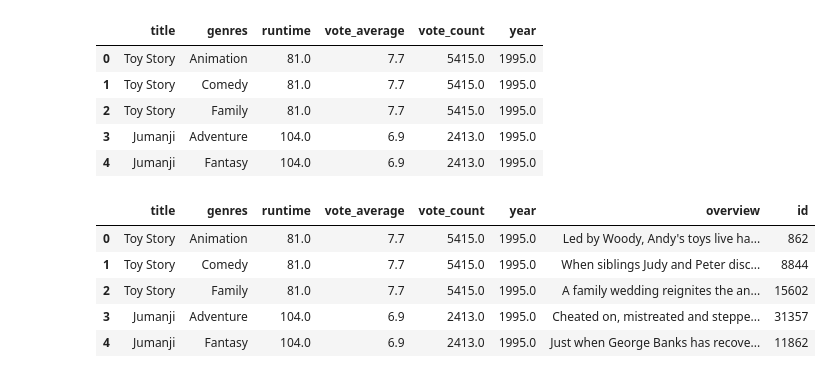
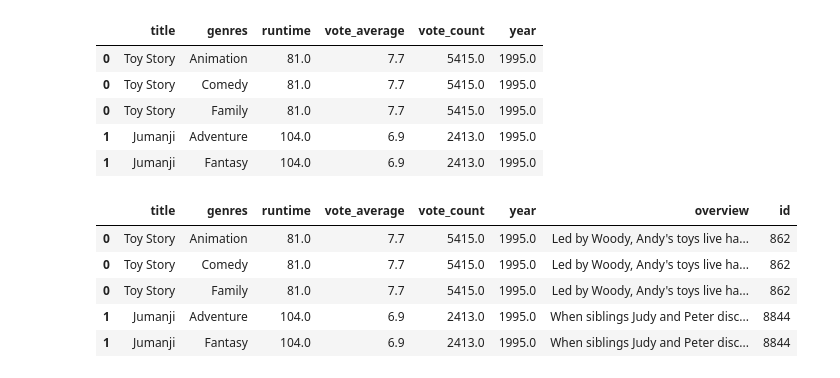
Before and after one commit to benbogart/recommender-movies, a Jupyter notebook: content-based.ipynb, the cells around one changed output. Drawn from its saved outputs; the diff is of its cells as text; code cells hidden in the pictures.

```diff
--- a/content-based.ipynb
+++ b/content-based.ipynb
@@ -1,15 +1,15 @@
 # %%
 import pandas as pd
 # %%
-df = pd.read_csv('data/metadata_clean.csv')
+df = pd.read_csv('data/metadata_clean.csv', index_col=0)
 df.head()
 # %% [output]
 |  | title | genres | runtime | vote_average | vote_count | year |
 | 0 | Toy Story | Animation | 81.0 | 7.7 | 5415.0 | 1995.0 |
-| 1 | Toy Story | Comedy | 81.0 | 7.7 | 5415.0 | 1995.0 |
-| 2 | Toy Story | Family | 81.0 | 7.7 | 5415.0 | 1995.0 |
-| 3 | Jumanji | Adventure | 104.0 | 6.9 | 2413.0 | 1995.0 |
-| 4 | Jumanji | Fantasy | 104.0 | 6.9 | 2413.0 | 1995.0 |
+| 0 | Toy Story | Comedy | 81.0 | 7.7 | 5415.0 | 1995.0 |
+| 0 | Toy Story | Family | 81.0 | 7.7 | 5415.0 | 1995.0 |
+| 1 | Jumanji | Adventure | 104.0 | 6.9 | 2413.0 | 1995.0 |
+| 1 | Jumanji | Fantasy | 104.0 | 6.9 | 2413.0 | 1995.0 |
 # %%
 orig_df = pd.read_csv('data/movies_metadata.csv', low_memory=False)
 # %%
@@ -18,10 +18,10 @@ df.head()
 # %% [output]
 |  | title | genres | runtime | vote_average | vote_count | year | overview | id |
 | 0 | Toy Story | Animation | 81.0 | 7.7 | 5415.0 | 1995.0 | Led by Woody, Andy's toys live ha... | 862 |
-| 1 | Toy Story | Comedy | 81.0 | 7.7 | 5415.0 | 1995.0 | When siblings Judy and Peter disc... | 8844 |
-| 2 | Toy Story | Family | 81.0 | 7.7 | 5415.0 | 1995.0 | A family wedding reignites the an... | 15602 |
-| 3 | Jumanji | Adventure | 104.0 | 6.9 | 2413.0 | 1995.0 | Cheated on, mistreated and steppe... | 31357 |
-| 4 | Jumanji | Fantasy | 104.0 | 6.9 | 2413.0 | 1995.0 | Just when George Banks has recove... | 11862 |
+| 0 | Toy Story | Comedy | 81.0 | 7.7 | 5415.0 | 1995.0 | Led by Woody, Andy's toys live ha... | 862 |
+| 0 | Toy Story | Family | 81.0 | 7.7 | 5415.0 | 1995.0 | Led by Woody, Andy's toys live ha... | 862 |
+| 1 | Jumanji | Adventure | 104.0 | 6.9 | 2413.0 | 1995.0 | When siblings Judy and Peter disc... | 8844 |
+| 1 | Jumanji | Fantasy | 104.0 | 6.9 | 2413.0 | 1995.0 | When siblings Judy and Peter disc... | 8844 |
 # %%
 from sklearn.feature_extraction.text import TfidfVectorizer
 # %%
```
Also changed, not shown: parts of 6 cells of this notebook, 2 other files.
